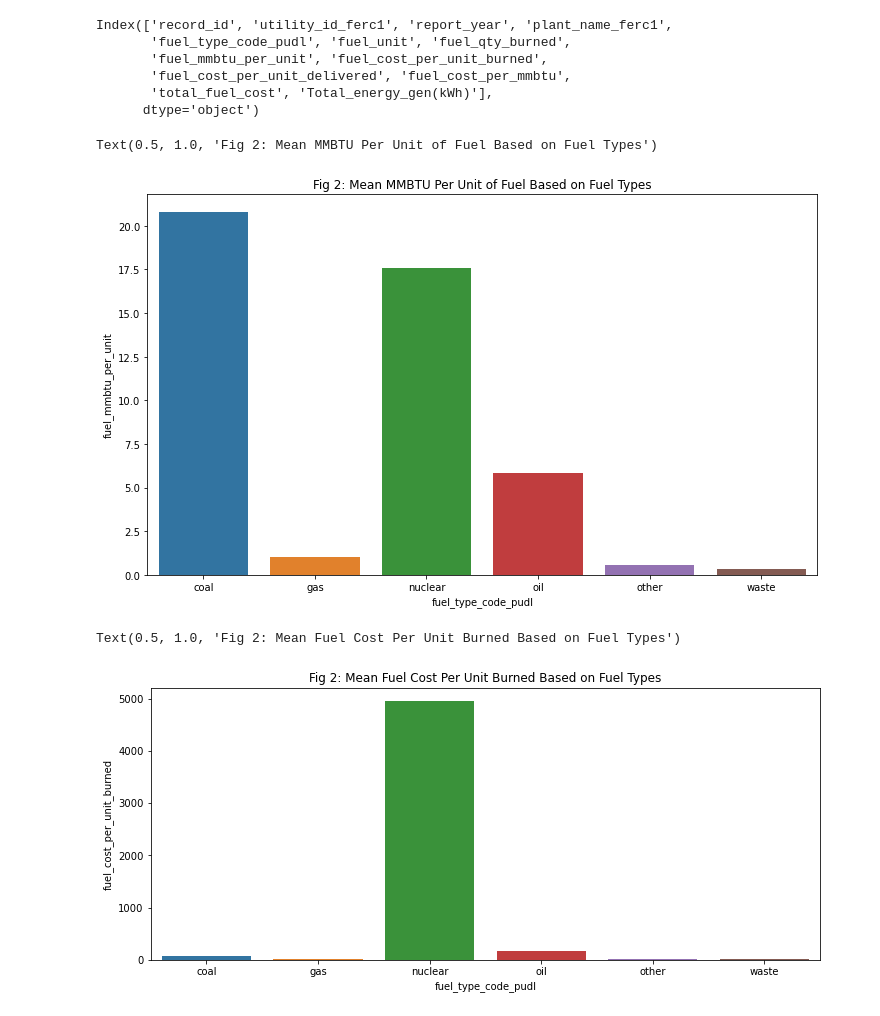
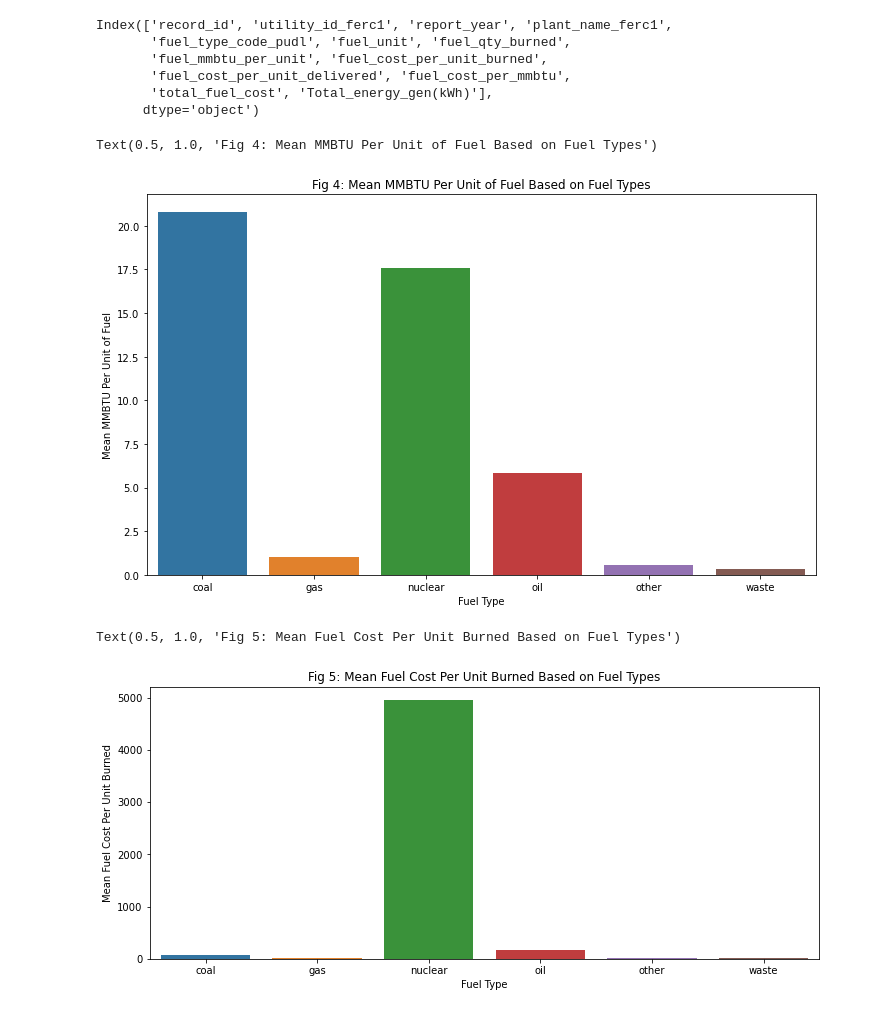
Before and after one commit to Diyoke-Py/Power-plant-project, a Jupyter notebook: Power plant project.ipynb, the cells around one changed output. Saved outputs shown, nothing was run; the diff lists cells and outputs as text; code cells hidden in the pictures.

```diff
--- a/Power plant project.ipynb
+++ b/Power plant project.ipynb
@@ -177,21 +220,23 @@ plt.figure(figsize = (12,7)) # create a blank plot platform of size 12 x 7 (B x
 
 #create a barplot of mean mmbtu per unit of fuel based on fuel types
 sns.barplot(data=mean_vals, x='fuel_type_code_pudl',y='fuel_mmbtu_per_unit')
-
-plt.title('Fig 2: Mean MMBTU Per Unit of Fuel Based on Fuel Types') #set title
+plt.xlabel('Fuel Type') # X axis label
+plt.ylabel('Mean MMBTU Per Unit of Fuel') # Y axis label
+plt.title('Fig 4: Mean MMBTU Per Unit of Fuel Based on Fuel Types') #set title
 # %% [output]
-Text(0.5, 1.0, 'Fig 2: Mean MMBTU Per Unit of Fuel Based on Fuel Types')
+Text(0.5, 1.0, 'Fig 4: Mean MMBTU Per Unit of Fuel Based on Fuel Types')
-[figure, old version]
+[figure, new version]
 # %%
 plt.figure(figsize = (12,5)) # create a blank plot platform of size 12 x 7 (B x L, respectively)
 
 #create a barplot of mean fuel cost per unit burned based on fuel types
 sns.barplot(data=mean_vals, x='fuel_type_code_pudl',y='fuel_cost_per_unit_burned')
-
-plt.title('Fig 2: Mean Fuel Cost Per Unit Burned Based on Fuel Types') #set title
+plt.xlabel('Fuel Type') # X axis label
+plt.ylabel('Mean Fuel Cost Per Unit Burned') # Y axis label
+plt.title('Fig 5: Mean Fuel Cost Per Unit Burned Based on Fuel Types') #set title
 # %% [output]
-Text(0.5, 1.0, 'Fig 2: Mean Fuel Cost Per Unit Burned Based on Fuel Types')
+Text(0.5, 1.0, 'Fig 5: Mean Fuel Cost Per Unit Burned Based on Fuel Types')
-[figure, old version]
+[figure, new version]
 # %%
 plt.figure(figsize = (12,7)) # create a blank plot platform of size 12 x 7 (B x L, respectively)
 
```
Also changed, not shown: parts of 24 cells of this notebook.
